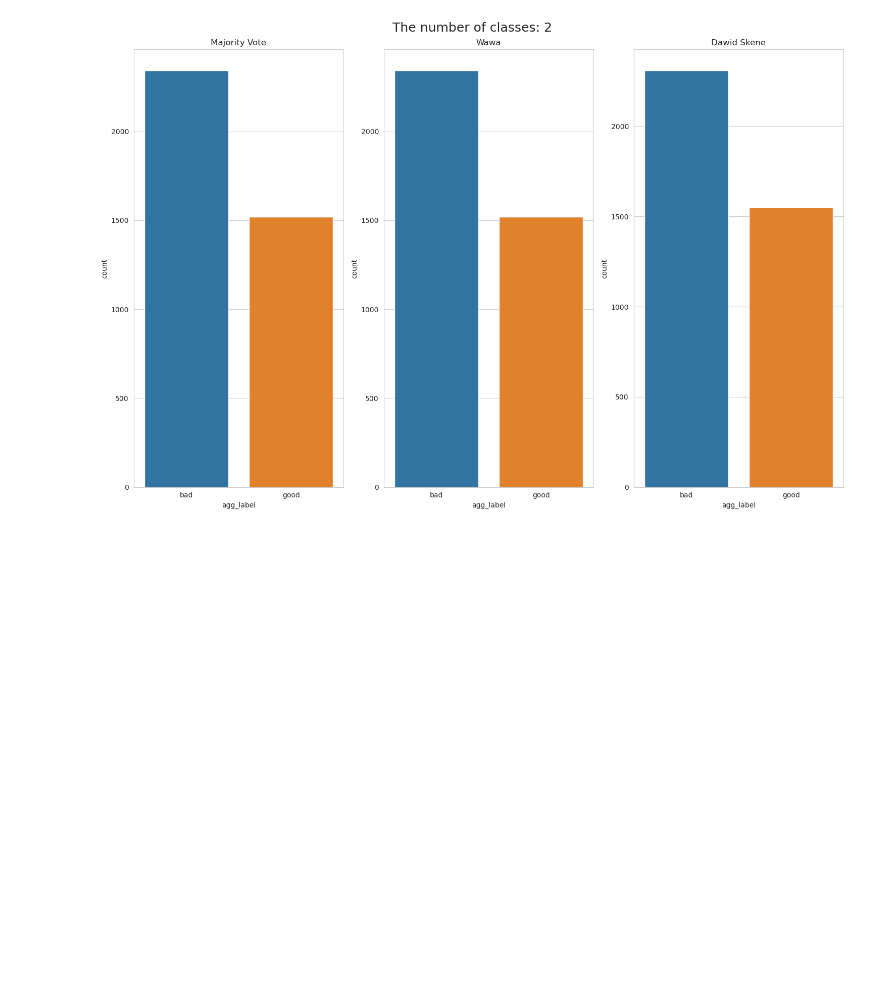
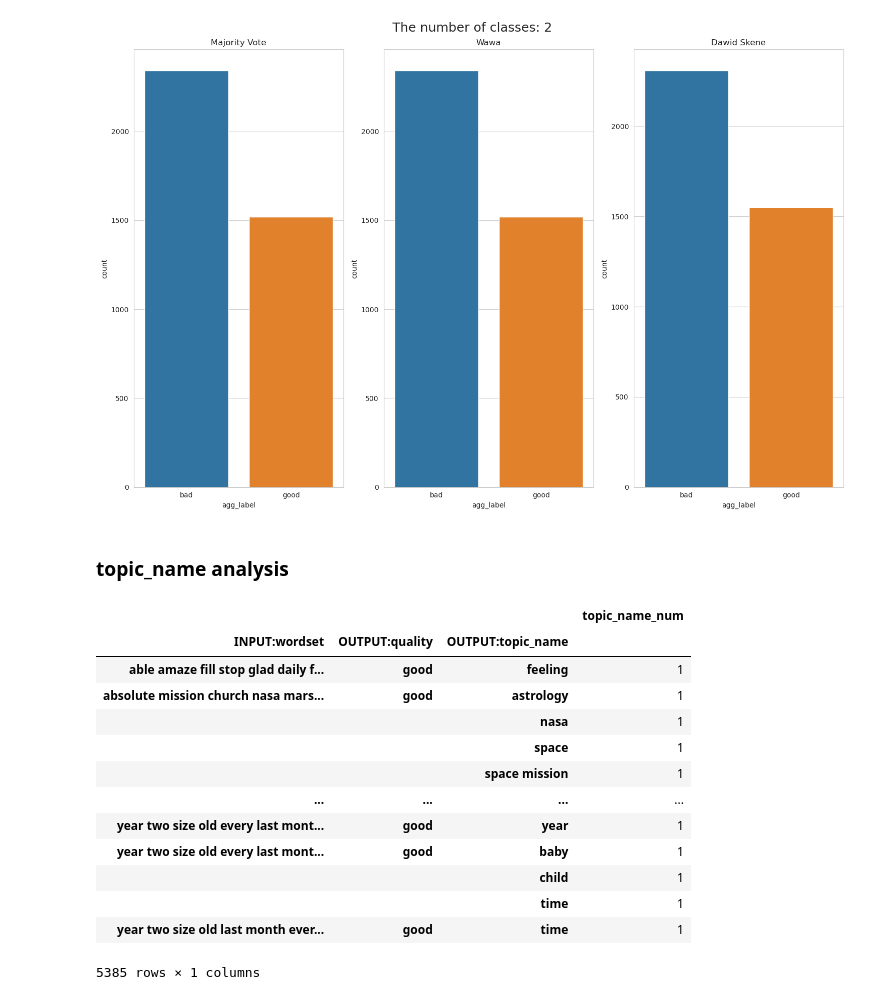
Before and after one commit to alex-mat-s/LLM_QE_TM, a Jupyter notebook: notebooks/EDA.ipynb, the cells around one changed output. Saved outputs shown, nothing was run; the diff lists cells and outputs as text; code cells hidden in the pictures; blank space fills up the shorter version.

Commit message:
topic_name analysis

```diff
--- a/notebooks/EDA.ipynb
+++ b/notebooks/EDA.ipynb
@@ -446,3 +454,27 @@ Majority Vote vs Wawa: True - 3861 False - 0
 Majority Vote vs Dawid Skene: True - 3828 False - 33
 Wawa vs Dawid Skene: True - 3828 False - 33
 [figure]
+# %% [markdown]
+### topic_name analysis
+# %%
+# Get only good quality samples
+data_good = data[data["OUTPUT:quality"] == "good"]
+
+topic_name_distrib = pd.DataFrame(data_good.groupby(["INPUT:wordset","OUTPUT:quality", "OUTPUT:topic_name"])["OUTPUT:bad_words"].count())
+topic_name_distrib = topic_name_distrib.rename(columns={"OUTPUT:bad_words": "topic_name_num"})
+topic_name_distrib
+# %% [output]
+|  |  |  | topic_name_num |
+| INPUT:wordset | OUTPUT:quality | OUTPUT:topic_name |  |
+| able amaze fill stop glad daily f... | good | feeling | 1 |
+| absolute mission church nasa mars... | good | astrology | 1 |
+|  |  | nasa | 1 |
+|  |  | space | 1 |
+|  |  | space mission | 1 |
+| ... | ... | ... | ... |
+| year two size old every last mont... | good | year | 1 |
+| year two size old every last mont... | good | baby | 1 |
+|  |  | child | 1 |
+|  |  | time | 1 |
+| year two size old last month ever... | good | time | 1 |
+5385 rows × 1 columns
```
Also changed, not shown: parts of 6 cells of this notebook.
